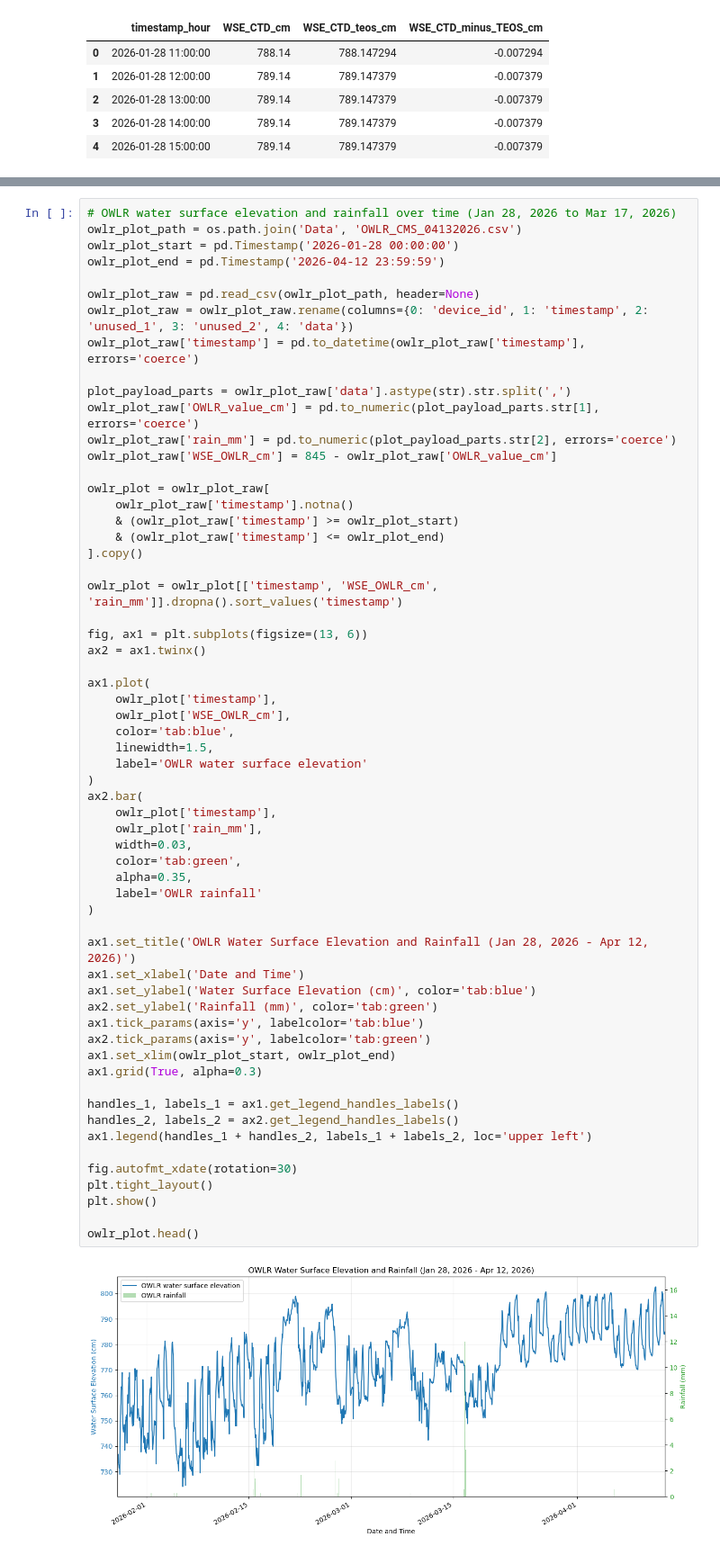
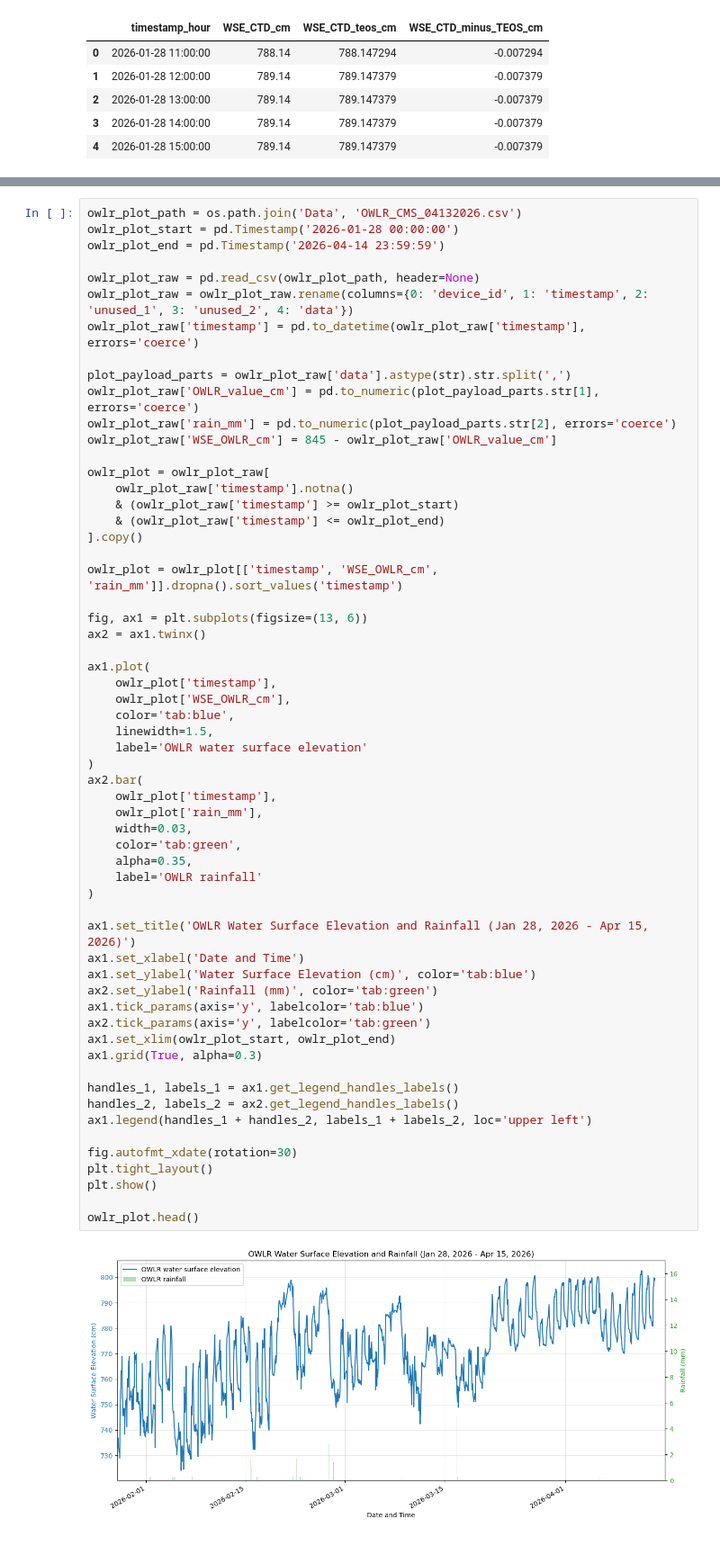
Before and after one commit to COAST-Lab/Open-Water-Level-and-Rainfall-Sensor, a Jupyter notebook: Data Analysis/waterSurfaceElevationAnalysis.ipynb, the cells around one changed output, grey strips where cells are left out. Shown at 90% size. Saved outputs shown, nothing was run; the diff lists cells and outputs as text.

```diff
--- a/Data Analysis/waterSurfaceElevationAnalysis.ipynb
+++ b/Data Analysis/waterSurfaceElevationAnalysis.ipynb
@@ -259,8 +263,7 @@ Mean (WSE_CTD - CTD_teos) cm: -0.0672
 # %%
-# OWLR water surface elevation and rainfall over time (Jan 28, 2026 to Mar 17, 2026)
 owlr_plot_path = os.path.join('Data', 'OWLR_CMS_04132026.csv')
 owlr_plot_start = pd.Timestamp('2026-01-28 00:00:00')
-owlr_plot_end = pd.Timestamp('2026-04-12 23:59:59')
+owlr_plot_end = pd.Timestamp('2026-04-14 23:59:59')
 
 owlr_plot_raw = pd.read_csv(owlr_plot_path, header=None)
 owlr_plot_raw = owlr_plot_raw.rename(columns={0: 'device_id', 1: 'timestamp', 2: 'unused_1', 3: 'unused_2', 4: 'data'})
@@ -289,35 +292,35 @@ ax1.plot(
     linewidth=1.5,
     label='OWLR water surface elevation'
 )
 ax2.bar(
     owlr_plot['timestamp'],
     owlr_plot['rain_mm'],
     width=0.03,
     color='tab:green',
     alpha=0.35,
     label='OWLR rainfall'
 )
 
-ax1.set_title('OWLR Water Surface Elevation and Rainfall (Jan 28, 2026 - Apr 12, 2026)')
+ax1.set_title('OWLR Water Surface Elevation and Rainfall (Jan 28, 2026 - Apr 15, 2026)')
 ax1.set_xlabel('Date and Time')
 ax1.set_ylabel('Water Surface Elevation (cm)', color='tab:blue')
 ax2.set_ylabel('Rainfall (mm)', color='tab:green')
 ax1.tick_params(axis='y', labelcolor='tab:blue')
 ax2.tick_params(axis='y', labelcolor='tab:green')
 ax1.set_xlim(owlr_plot_start, owlr_plot_end)
 ax1.grid(True, alpha=0.3)
 
 handles_1, labels_1 = ax1.get_legend_handles_labels()
 handles_2, labels_2 = ax2.get_legend_handles_labels()
 ax1.legend(handles_1 + handles_2, labels_1 + labels_2, loc='upper left')
 
 fig.autofmt_xdate(rotation=30)
 plt.tight_layout()
 plt.show()
 
 owlr_plot.head()
 # %% [output]
-[figure, old version]
+[figure, new version]
 |  | timestamp | WSE_OWLR_cm | rain_mm |
 | 1009 | 2026-01-28 00:00:37 | 736.22500 | 0.0 |
 | 1010 | 2026-01-28 01:00:38 | 733.81805 | 0.0 |
```
Also changed, not shown: parts of 7 cells of this notebook, 1 other file.
